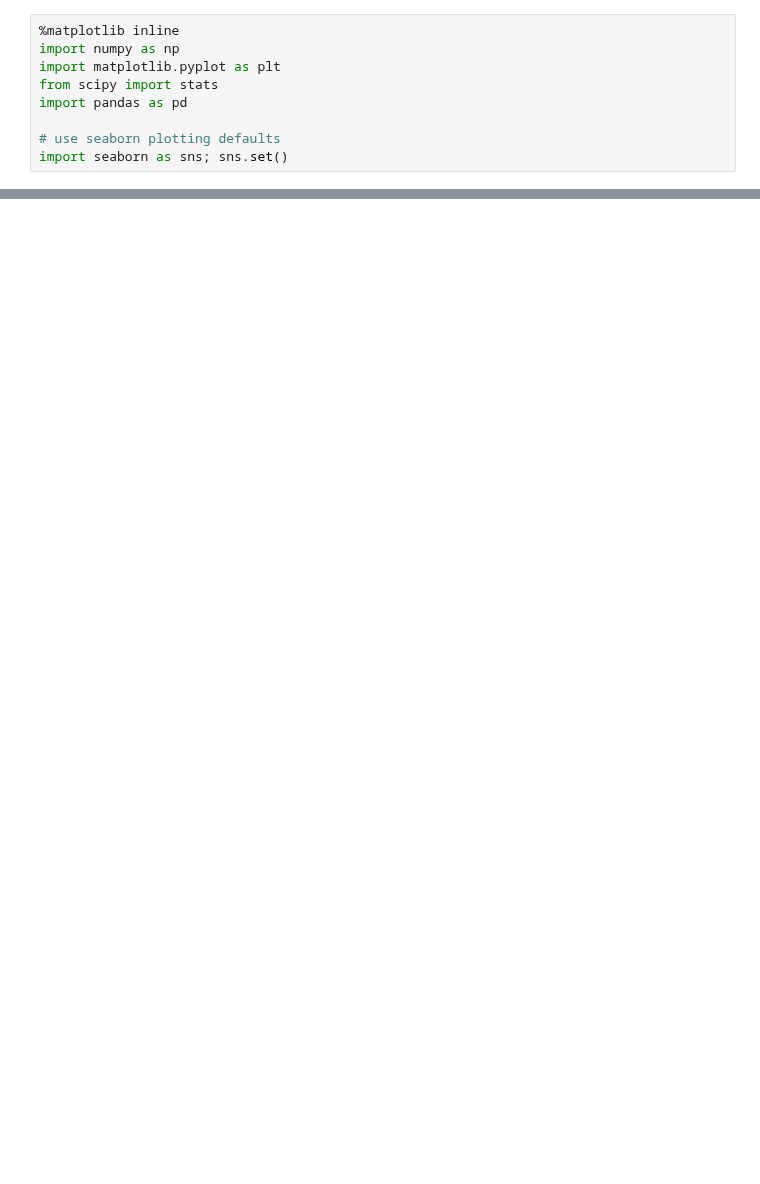
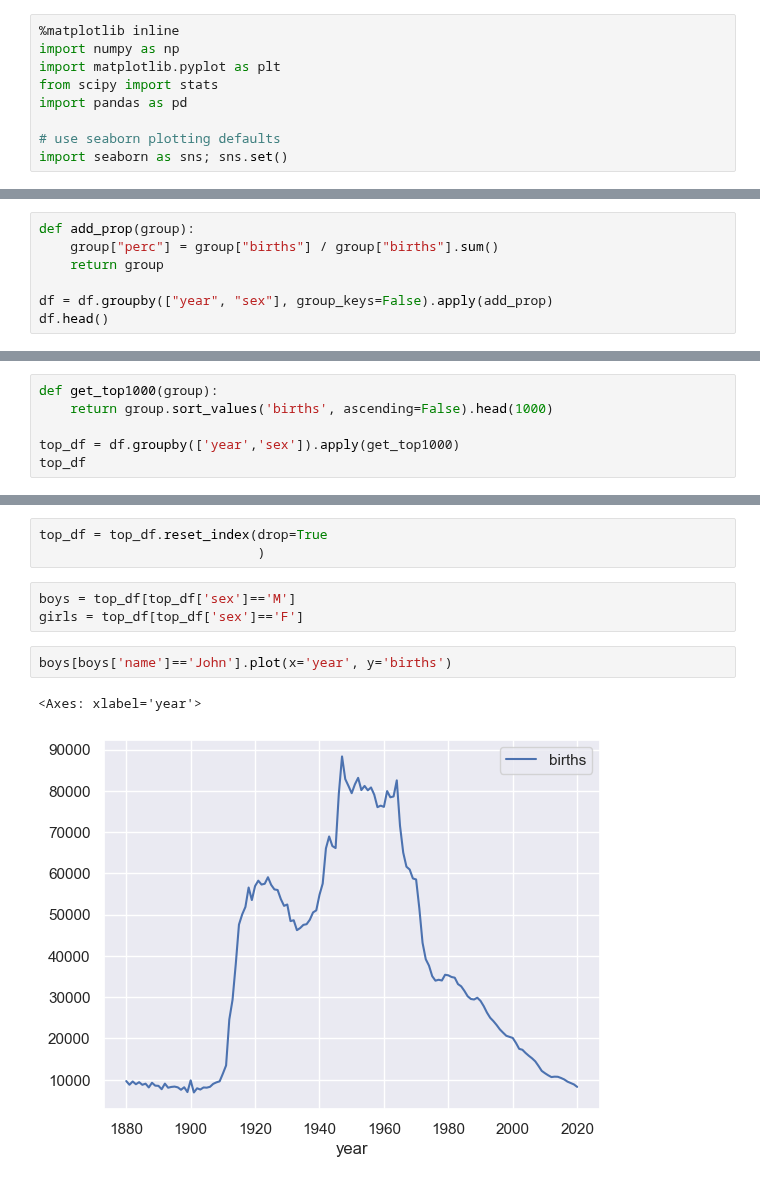
Before and after one commit to S3tuit/jup_lab, a Jupyter notebook: test.ipynb, the cells around one changed output, grey strips where cells are left out. Cells and saved outputs as stored; diff of their text form; blank space fills up the shorter version.

```diff
--- a/test.ipynb
+++ b/test.ipynb
@@ -447,0 +51,7 @@ Name: value, dtype: float64
+# %%
+def add_prop(group):
+    group["perc"] = group["births"] / group["births"].sum()
+    return group
+
+df = df.groupby(["year", "sex"], group_keys=False).apply(add_prop)
+df.head()
@@ -447,0 +65,6 @@ Name: value, dtype: float64
+# %%
+def get_top1000(group):
+    return group.sort_values('births', ascending=False).head(1000)
+
+top_df = df.groupby(['year','sex']).apply(get_top1000)
+top_df
@@ -447,0 +86,11 @@ Name: value, dtype: float64
+# %%
+top_df = top_df.reset_index(drop=True
+                            )
+# %%
+boys = top_df[top_df['sex']=='M']
+girls = top_df[top_df['sex']=='F']
+# %%
+boys[boys['name']=='John'].plot(x='year', y='births')
+# %% [output]
+<Axes: xlabel='year'>
+[figure, added]
```
Also changed, not shown: parts of 51 cells of this notebook, 7 other files.
